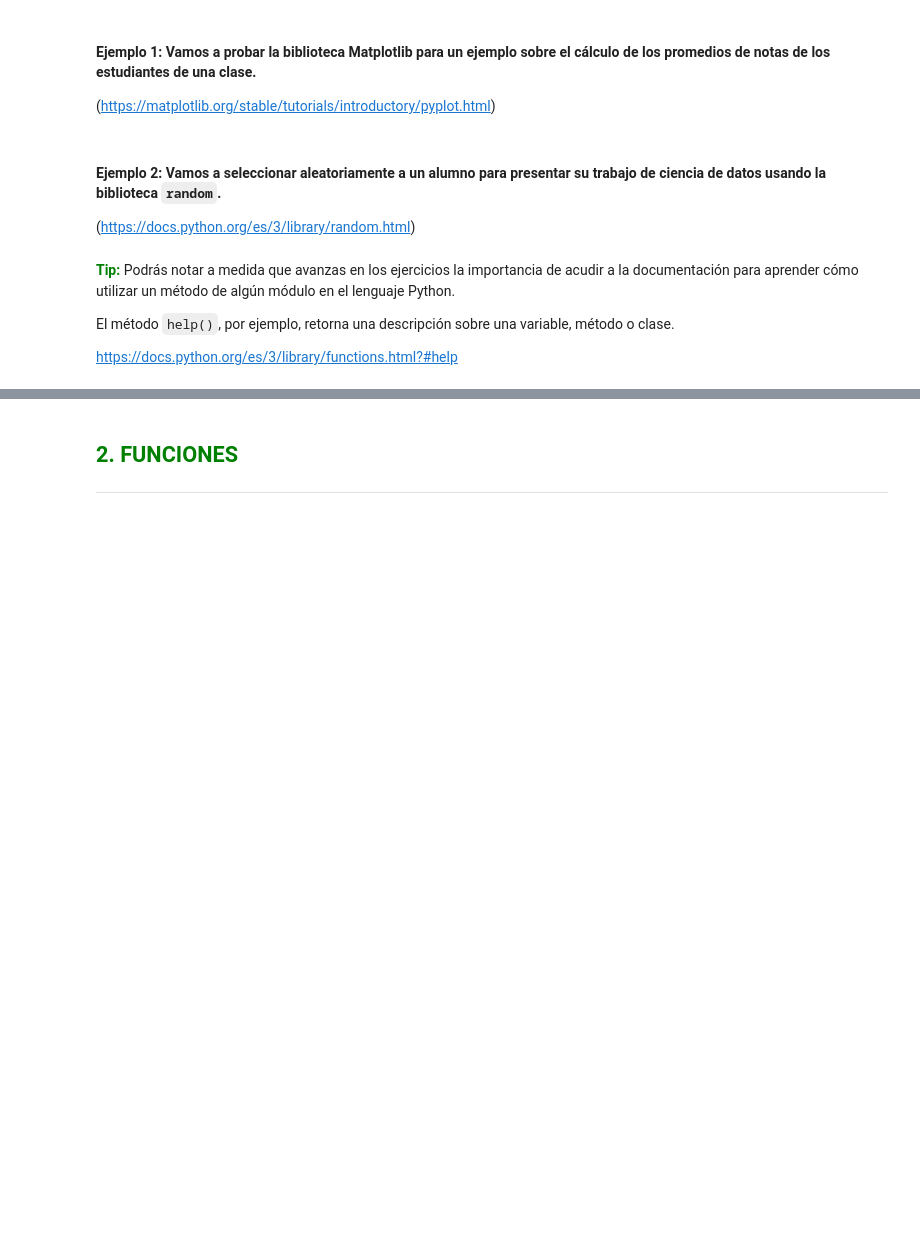
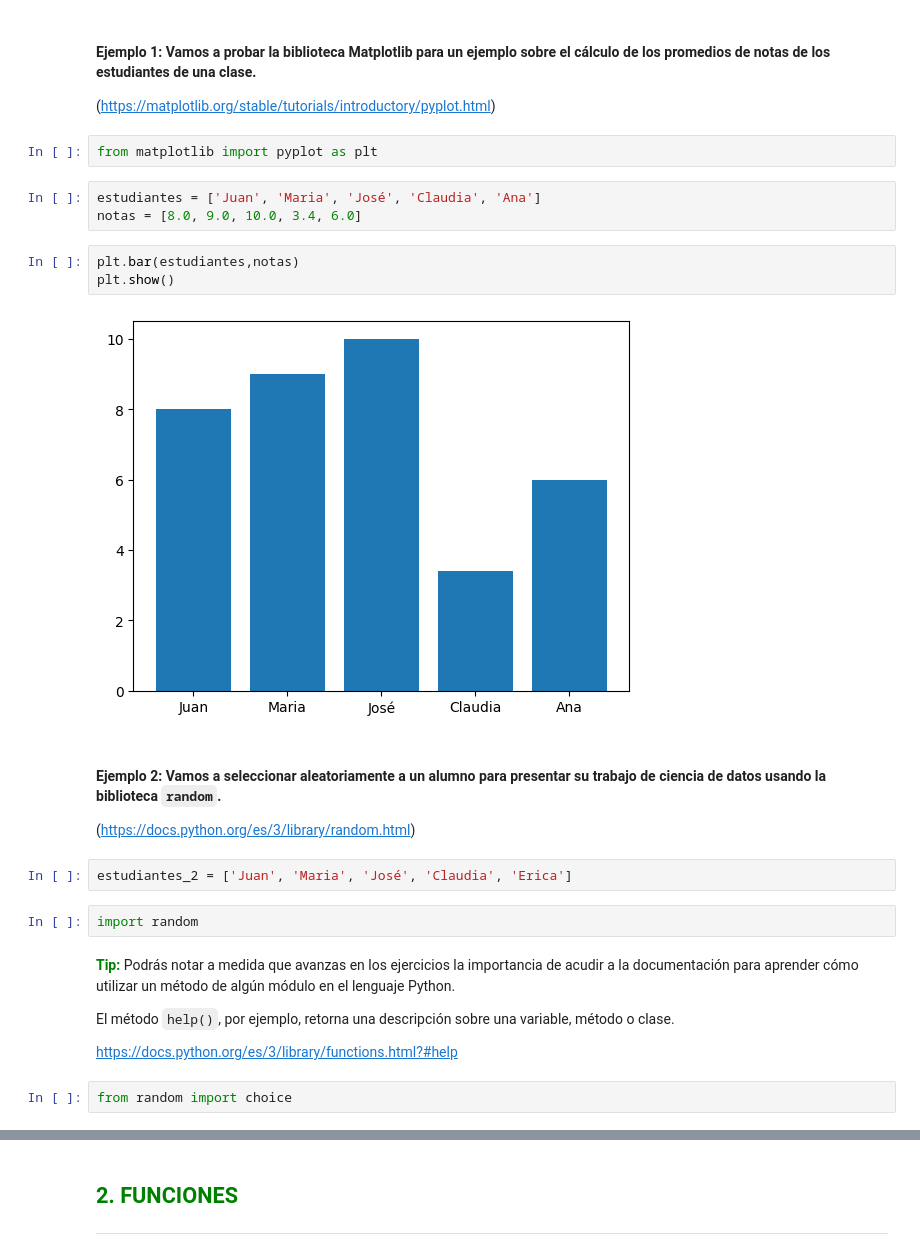
Before and after one commit to Yandira-Afa/Python_para_Data-scence, a Jupyter notebook: Python_para_Data_Science.ipynb, the cells around one changed output, grey strips where cells are left out. Saved outputs shown, nothing was run; the diff lists cells and outputs as text; blank space fills up the shorter version.

```diff
--- a/Python_para_Data_Science.ipynb
+++ b/Python_para_Data_Science.ipynb
@@ -49,13 +69,29 @@ print(version__)
 #### Ejemplo 1: Vamos a probar la biblioteca Matplotlib para un ejemplo sobre el cálculo de los promedios de notas de los estudiantes de una clase.
 
 (https://matplotlib.org/stable/tutorials/introductory/pyplot.html)
+# %%
+from matplotlib import pyplot as plt
+# %%
+estudiantes = ['Juan', 'Maria', 'José', 'Claudia', 'Ana']
+notas = [8.0, 9.0, 10.0, 3.4, 6.0]
+# %%
+plt.bar(estudiantes,notas)
+plt.show()
+# %% [output]
+[figure, added]
 # %% [markdown]
 #### Ejemplo 2: Vamos a seleccionar aleatoriamente a un alumno para presentar su trabajo de ciencia de datos usando la biblioteca `random`.
 
 (https://docs.python.org/es/3/library/random.html)
+# %%
+estudiantes_2 = ['Juan', 'Maria', 'José', 'Claudia', 'Erica']
+# %%
+import random
 # %% [markdown]
 <font color=green>**Tip:**</font> Podrás notar a medida que avanzas en los ejercicios la importancia de acudir a la documentación para aprender cómo utilizar un método de algún módulo en el lenguaje Python.
 
 El método `help()`, por ejemplo, retorna una descripción sobre una variable, método o clase.
 
 https://docs.python.org/es/3/library/functions.html?#help
+# %%
+from random import choice
```
Also changed, not shown: parts of 4 cells of this notebook.
